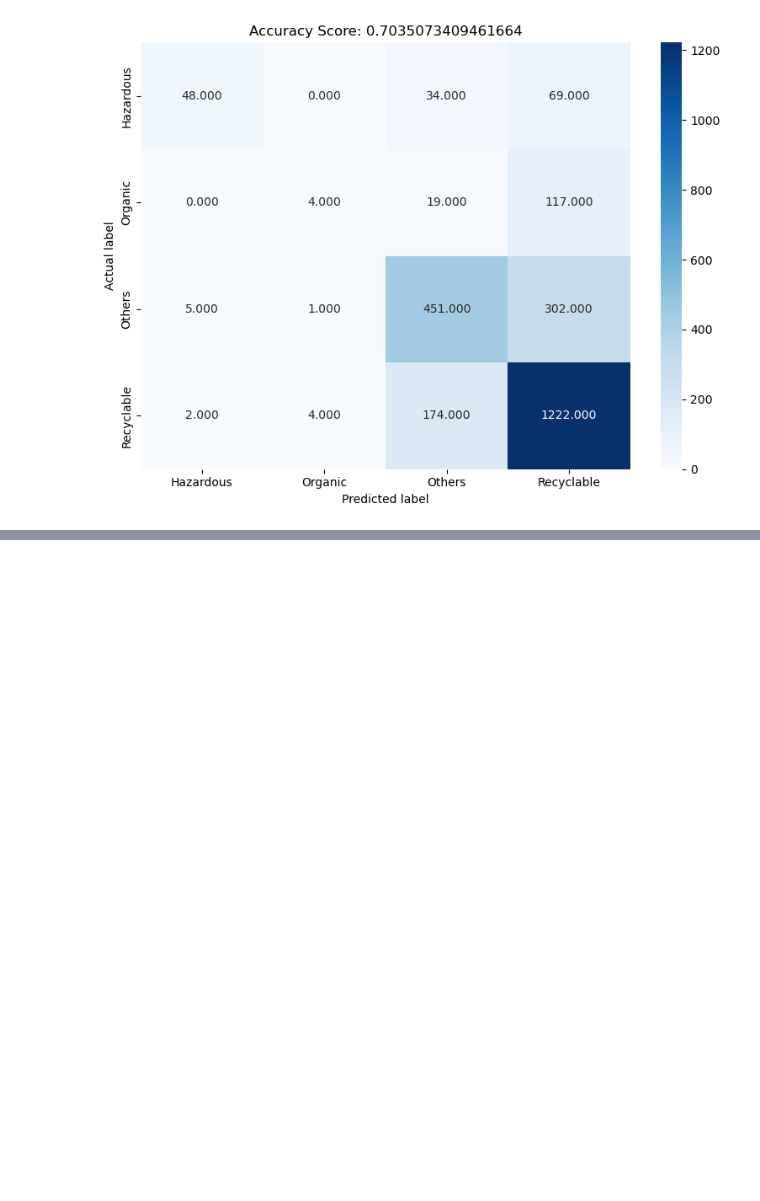
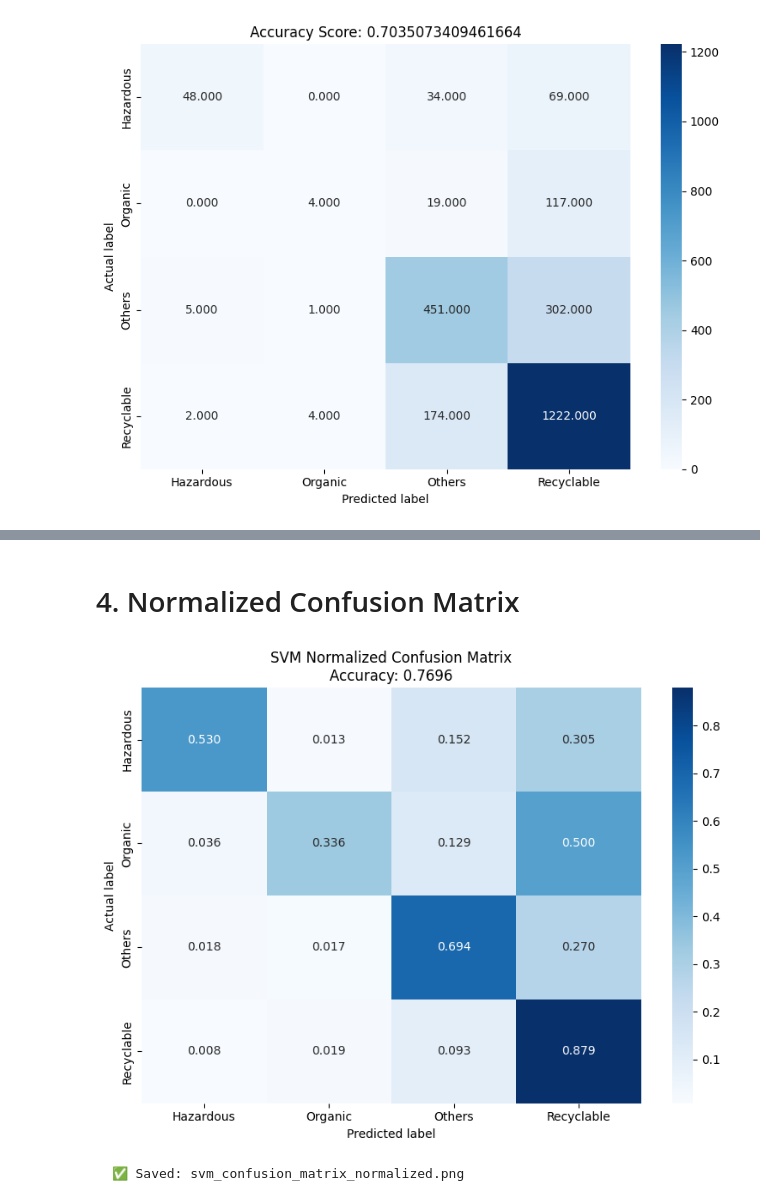
Before and after one commit to K400000/Garbage-Type-Detected, a Jupyter notebook: data_preparation.ipynb, the cells around one changed output, grey strips where cells are left out. Drawn from its saved outputs; the diff is of its cells as text; code cells hidden in the pictures; blank space fills up the shorter version.

```diff
--- a/data_preparation.ipynb
+++ b/data_preparation.ipynb
@@ -543,0 +624,18 @@ plt.show()
+# %% [markdown]
+# 4. Normalized Confusion Matrix
+# %%
+cm_normalized = cm.astype('float') / cm.sum(axis=1)[:, np.newaxis]
+
+plt.figure(figsize=(8, 6))
+sns.heatmap(cm_normalized, annot=True, fmt='.3f', cmap='Blues',
+            xticklabels=LABELS, yticklabels=LABELS)
+plt.xlabel('Predicted label')
+plt.ylabel('Actual label')
+plt.title(f'SVM Normalized Confusion Matrix\nAccuracy: {test_acc:.4f}')
+plt.tight_layout()
+plt.savefig('svm_confusion_matrix_normalized.png', dpi=150)
+plt.show()
+print("  ✅ Saved: svm_confusion_matrix_normalized.png")
+# %% [output]
+[figure, added]
+  ✅ Saved: svm_confusion_matrix_normalized.png
```
Also changed, not shown: parts of 8 cells of this notebook.
